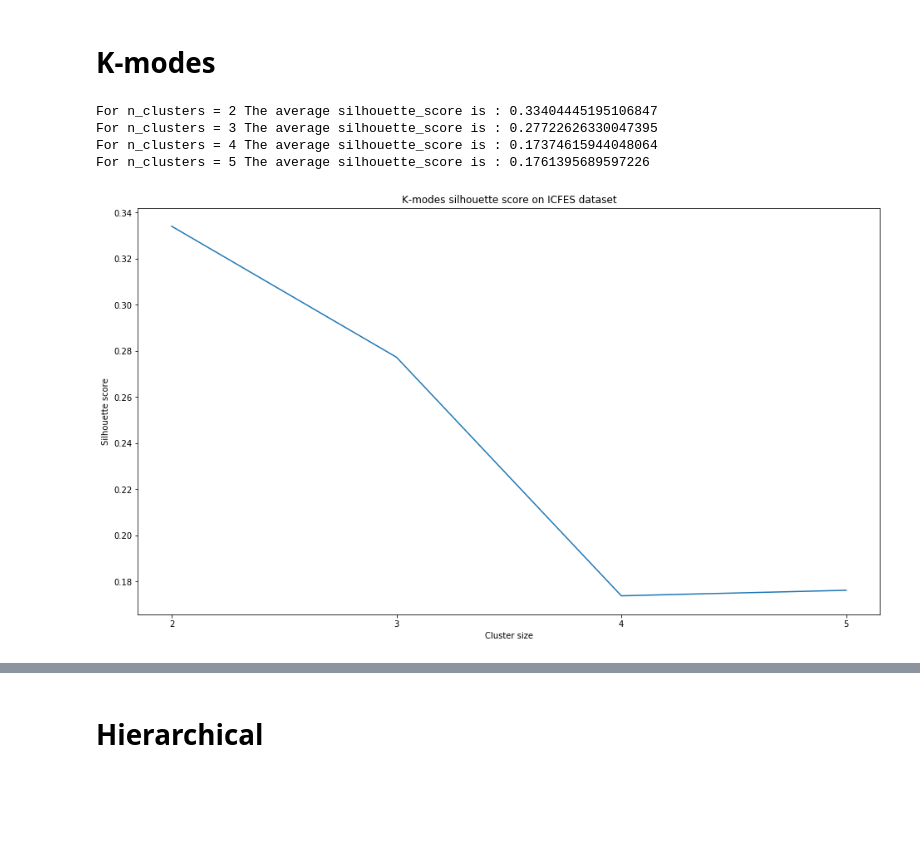
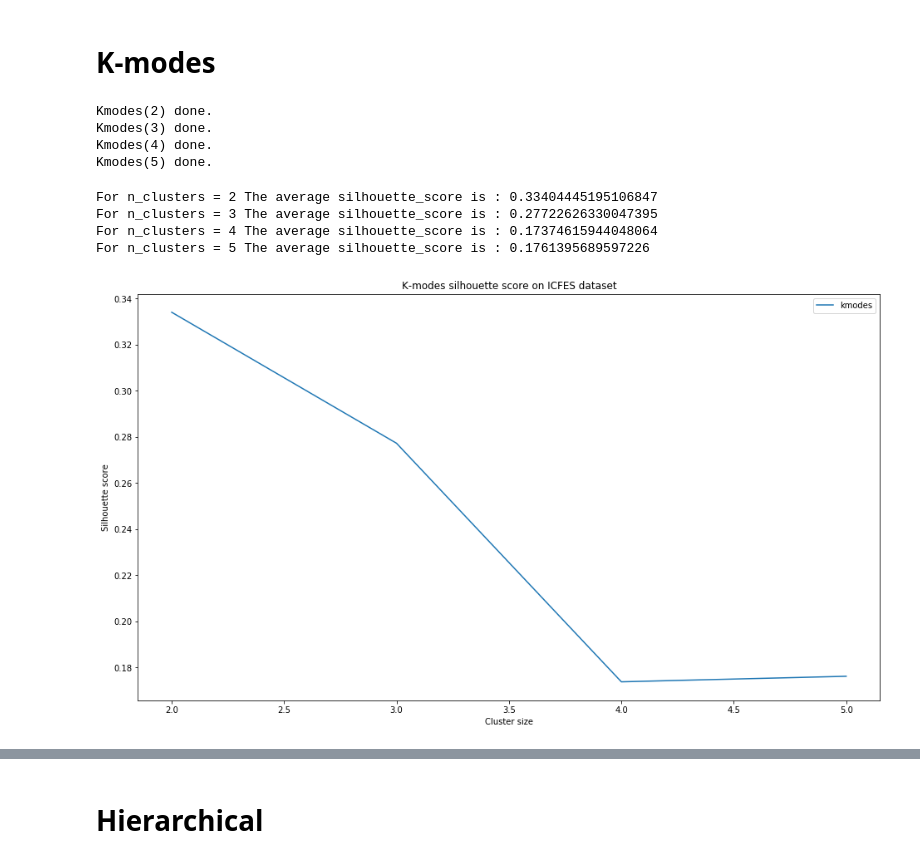
Before and after one commit to ingJSNA/dataMining2018, a Jupyter notebook: ICFES/4 Clustering.ipynb, the cells around one changed output, grey strips where cells are left out. Cells and saved outputs as stored; diff of their text form; code cells hidden in the pictures; blank space fills up the shorter version.

Commit message:
Base the plot of silhouette score on cluster labels

```diff
--- a/ICFES/4 Clustering.ipynb
+++ b/ICFES/4 Clustering.ipynb
@@ -98,47 +99,63 @@ print("--- {0} seconds ---".format(time.time() - start_time))
 # K-modes
+# %%
+class Clustering:
+
+    def __init__(self, clusterer, cluster_labels):
+        self.clusterer = clusterer
+        self.cluster_labels = cluster_labels
+
+def find_kmodes(X, range_n_clusters):
+    kmodes = []
+
+    for n_clusters in range_n_clusters:
+        # Initialize the clusterer with n_clusters value.
+        clusterer =  KModes(n_clusters=n_clusters, init='Cao', n_init=5)
+        cluster_labels = clusterer.fit_predict(X)
+
+        kmodes.append(Clustering(clusterer, cluster_labels))
+
+        print("Kmodes({0}) done.".format(n_clusters))
+
+    return kmodes
+
+range_n_clusters = range(2, 6)
+
+kmodes = find_kmodes(X, range_n_clusters)
+# %% [output]
+Kmodes(2) done.
+Kmodes(3) done.
+Kmodes(4) done.
+Kmodes(5) done.
 # %%
-def plot_kmodes_silhouette_score(X, range_n_clusters):
+def plot_silhouette_score(X, clusterings, range_n_clusters):
 
-    C = len(range_n_clusters)
+    silhouette_avg = []
 
-    best_silhouette_avg = -1
-    silhouette_avg = []
-    best_clusterer = None
-
-    for n_clusters in range_n_clusters:
-
-        # Initialize the clusterer with n_clusters value.
-        clusterer =  KModes(n_clusters=n_clusters, init='Cao', n_init=5)
-        cluster_labels = clusterer.fit_predict(X)
-
+    for clustering in clusterings:
         # The silhouette_score gives the average value for all the samples.
         # This gives a perspective into the density and separation of the formed clusters
-        current_silhouette_avg = metrics.silhouette_score(X, cluster_labels, metric='hamming', n_jobs=-1)
-        print("For n_clusters =", n_clusters, "The average silhouette_score is :", current_silhouette_avg)
+        current_silhouette_avg = metrics.silhouette_score(X, clustering.cluster_labels, metric='hamming', n_jobs=-1)
+
         silhouette_avg.append(current_silhouette_avg)
+        n_clusters= len(np.unique(clustering.cluster_labels))
 
-        if(current_silhouette_avg > best_silhouette_avg):
-            best_clusterer = clusterer
-            best_silhouette_avg = current_silhouette_avg
+        print("For n_clusters =", n_clusters,
+              "The average silhouette_score is :", current_silhouette_avg)
 
     fig, ax1 = plt.subplots(1, 1, figsize=(16, 9))
-    ax1.plot(range_n_clusters, silhouette_avg)
-    ax1.set_xticks(range_n_clusters)
+    ax1.plot(range_n_clusters, silhouette_avg, label='kmodes')
+    ax1.legend()
     ax1.set_title("K-modes silhouette score on ICFES dataset")
     ax1.set_xlabel("Cluster size")
     ax1.set_ylabel("Silhouette score")
 
     plt.show()
 
-    return best_clusterer, best_silhouette_avg
-
-range_n_clusters = range(2, 6)
-
-clusterer, silhouette_avg = plot_kmodes_silhouette_score(X, range_n_clusters)
+plot_silhouette_score(X, kmodes, range_n_clusters)
 # %% [output]
 For n_clusters = 2 The average silhouette_score is : 0.33404445195106847
 For n_clusters = 3 The average silhouette_score is : 0.27722626330047395
 For n_clusters = 4 The average silhouette_score is : 0.17374615944048064
 For n_clusters = 5 The average silhouette_score is : 0.1761395689597226
-[figure, old version]
+[figure, new version]
 # %%
```
Also changed, not shown: parts of 3 cells of this notebook.
